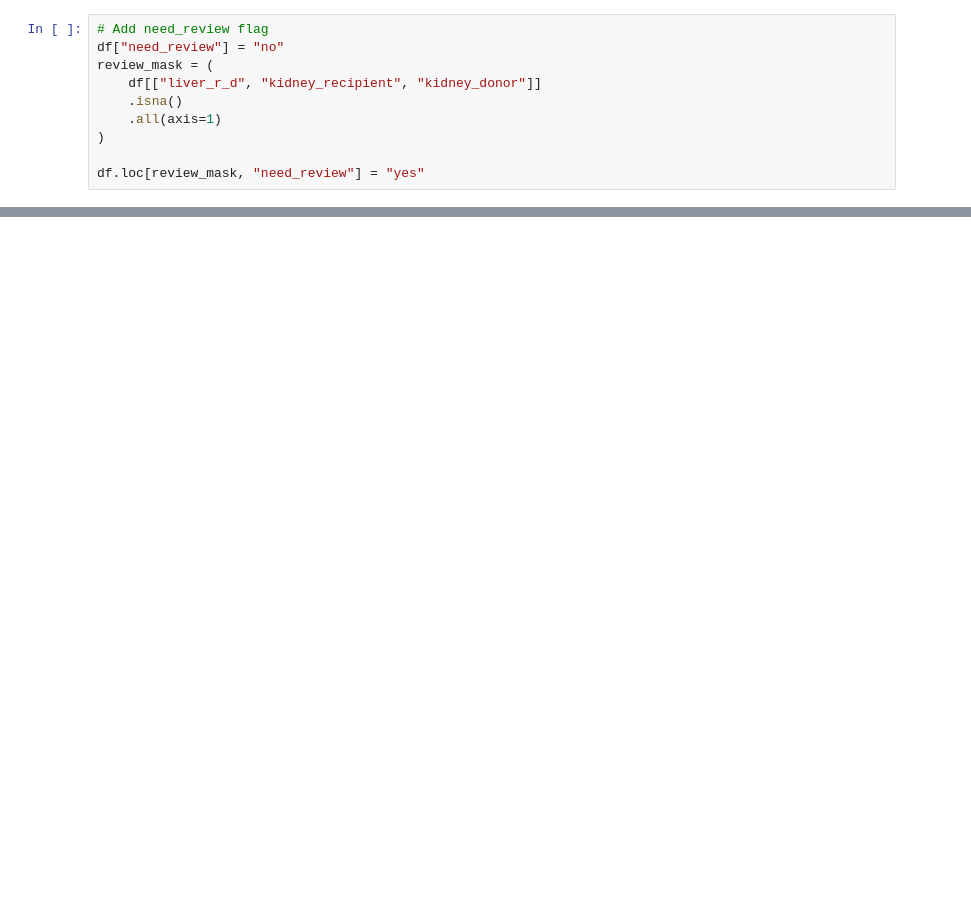
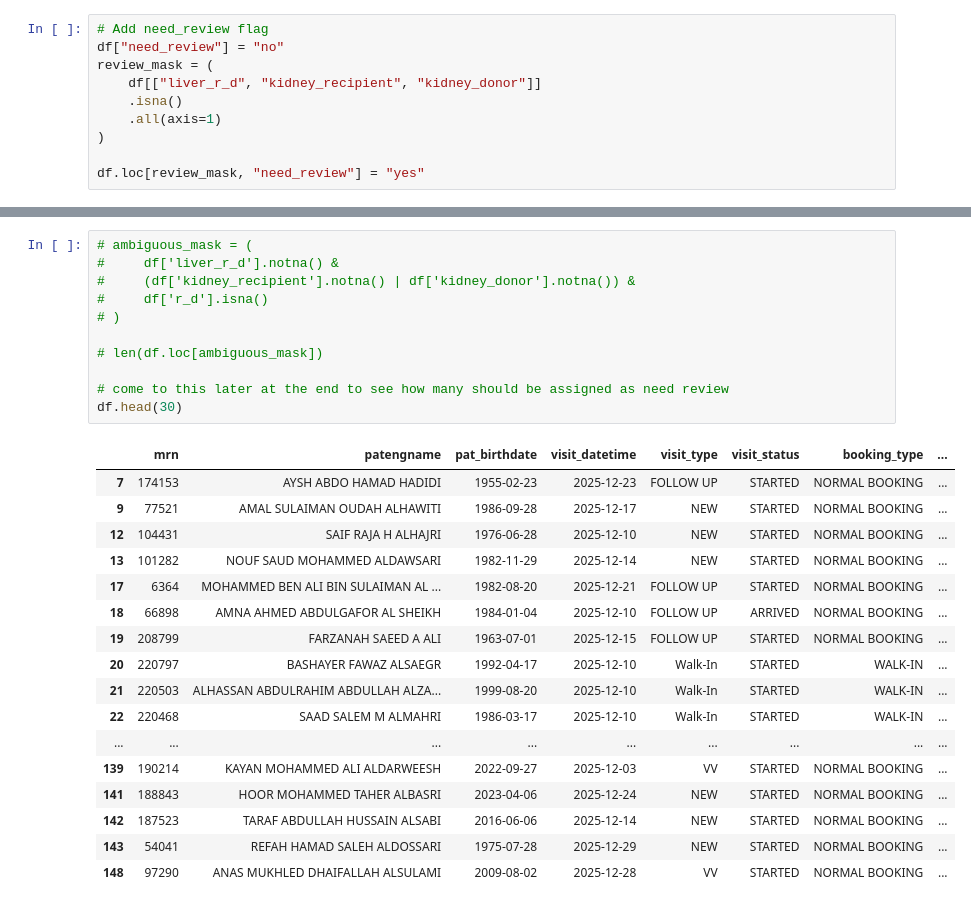
Before and after one commit to maheration/excel-quality-pipeline, a Jupyter notebook: notebooks/01_pipeline_discovery.ipynb, the cells around one changed output, grey strips where cells are left out. Saved outputs shown, nothing was run; the diff lists cells and outputs as text; blank space fills up the shorter version.

```diff
--- a/notebooks/01_pipeline_discovery.ipynb
+++ b/notebooks/01_pipeline_discovery.ipynb
@@ -361,0 +445,29 @@ df.loc[review_mask, "need_review"] = "yes"
+# %%
+# ambiguous_mask = (
+#     df['liver_r_d'].notna() &
+#     (df['kidney_recipient'].notna() | df['kidney_donor'].notna()) &
+#     df['r_d'].isna()
+# )
+
+# len(df.loc[ambiguous_mask])
+
+# come to this later at the end to see how many should be assigned as need review
+df.head(30)
+# %% [output]
+|  | mrn | patengname | pat_birthdate | visit_datetime | visit_type | visit_status | booking_type | ... |
+| 7 | 174153 | AYSH ABDO HAMAD HADIDI | 1955-02-23 | 2025-12-23 | FOLLOW UP | STARTED | NORMAL BOOKING | ... |
+| 9 | 77521 | AMAL SULAIMAN OUDAH ALHAWITI | 1986-09-28 | 2025-12-17 | NEW | STARTED | NORMAL BOOKING | ... |
+| 12 | 104431 | SAIF RAJA H ALHAJRI | 1976-06-28 | 2025-12-10 | NEW | STARTED | NORMAL BOOKING | ... |
+| 13 | 101282 | NOUF SAUD MOHAMMED ALDAWSARI | 1982-11-29 | 2025-12-14 | NEW | STARTED | NORMAL BOOKING | ... |
+| 17 | 6364 | MOHAMMED BEN ALI BIN SULAIMAN AL ... | 1982-08-20 | 2025-12-21 | FOLLOW UP | STARTED | NORMAL BOOKING | ... |
+| 18 | 66898 | AMNA AHMED ABDULGAFOR AL SHEIKH | 1984-01-04 | 2025-12-10 | FOLLOW UP | ARRIVED | NORMAL BOOKING | ... |
+| 19 | 208799 | FARZANAH SAEED A ALI | 1963-07-01 | 2025-12-15 | FOLLOW UP | STARTED | NORMAL BOOKING | ... |
+| 20 | 220797 | BASHAYER FAWAZ ALSAEGR | 1992-04-17 | 2025-12-10 | Walk-In | STARTED | WALK-IN | ... |
+| 21 | 220503 | ALHASSAN ABDULRAHIM ABDULLAH ALZA... | 1999-08-20 | 2025-12-10 | Walk-In | STARTED | WALK-IN | ... |
+| 22 | 220468 | SAAD SALEM M ALMAHRI | 1986-03-17 | 2025-12-10 | Walk-In | STARTED | WALK-IN | ... |
+| ... | ... | ... | ... | ... | ... | ... | ... | ... |
+| 139 | 190214 | KAYAN MOHAMMED ALI ALDARWEESH | 2022-09-27 | 2025-12-03 | VV | STARTED | NORMAL BOOKING | ... |
+| 141 | 188843 | HOOR MOHAMMED TAHER ALBASRI | 2023-04-06 | 2025-12-24 | NEW | STARTED | NORMAL BOOKING | ... |
+| 142 | 187523 | TARAF ABDULLAH HUSSAIN ALSABI | 2016-06-06 | 2025-12-14 | NEW | STARTED | NORMAL BOOKING | ... |
+| 143 | 54041 | REFAH HAMAD SALEH ALDOSSARI | 1975-07-28 | 2025-12-29 | NEW | STARTED | NORMAL BOOKING | ... |
+| 148 | 97290 | ANAS MUKHLED DHAIFALLAH ALSULAMI | 2009-08-02 | 2025-12-28 | VV | STARTED | NORMAL BOOKING | ... |
```
Also changed, not shown: parts of 12 cells of this notebook.
